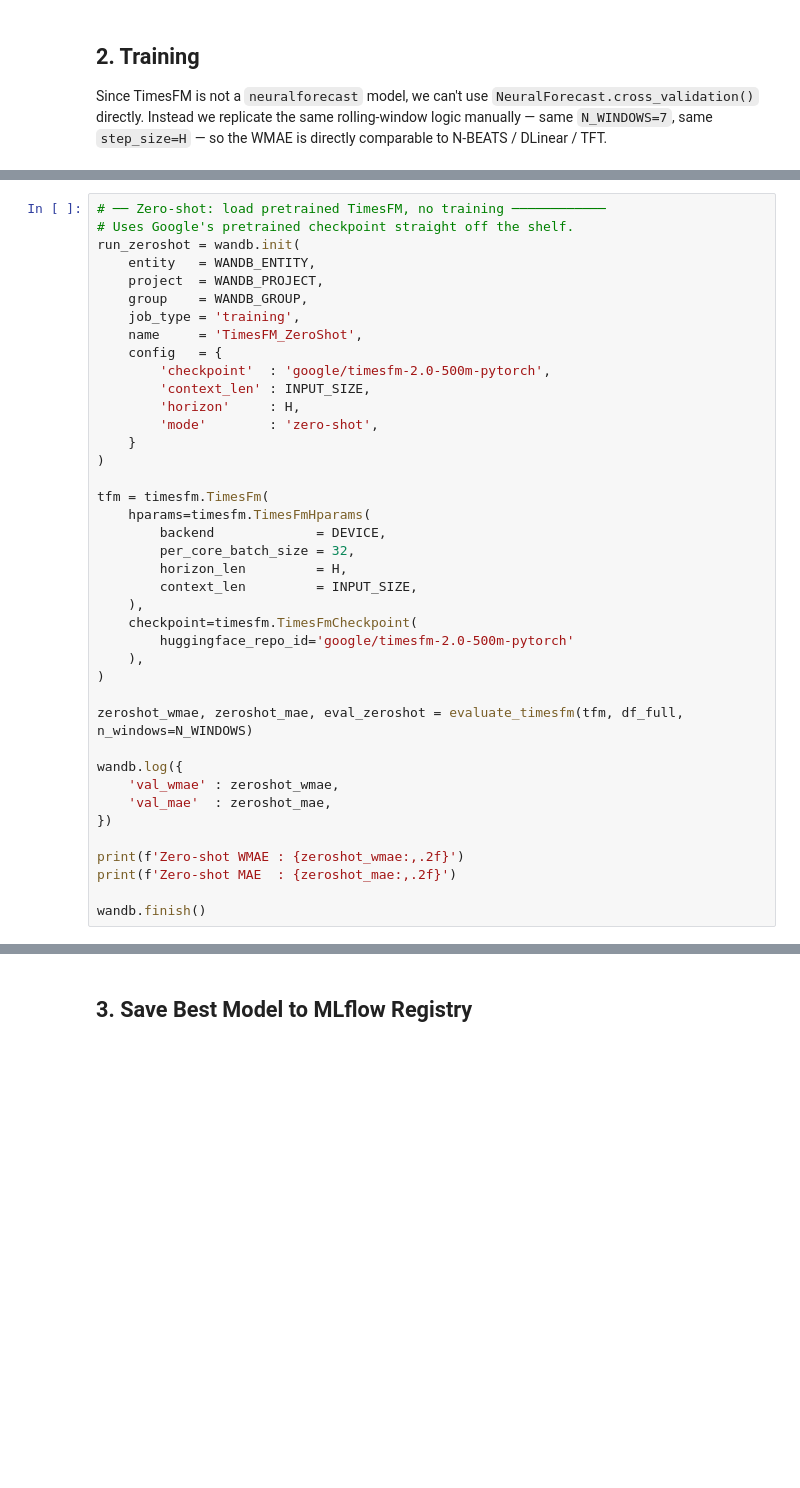
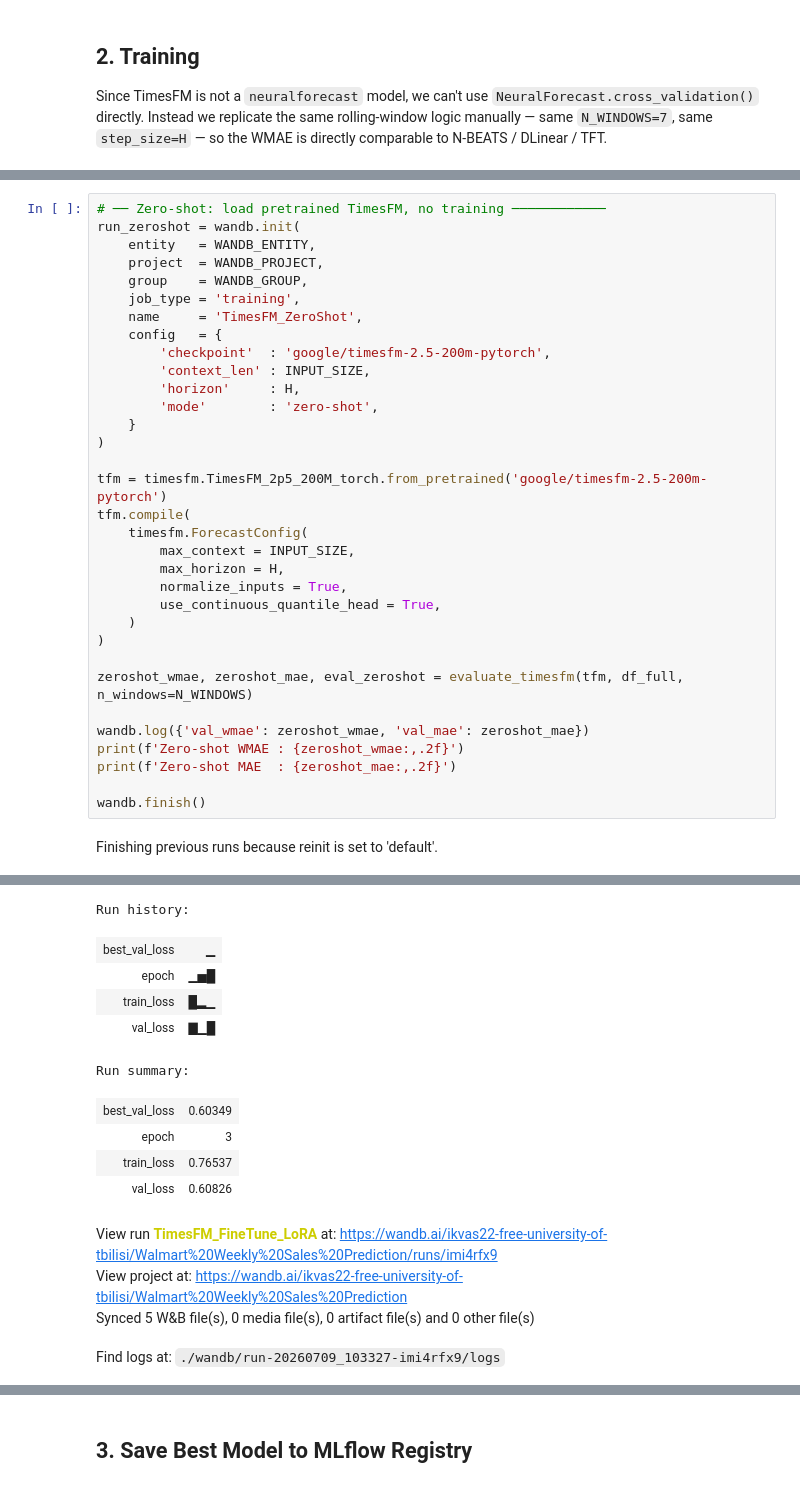
Before and after one commit to Ika-Kvashali/Walmart-Recruiting---Store-Sales-Forecasting, a Jupyter notebook: model_experiment_TimesFM.ipynb, the cells around one changed output, grey strips where cells are left out. Saved outputs shown, nothing was run; the diff lists cells and outputs as text; blank space fills up the shorter version.

Commit message:
Finished training of TimesFM

```diff
--- a/model_experiment_TimesFM.ipynb
+++ b/model_experiment_TimesFM.ipynb
@@ -199,7 +316,6 @@ def evaluate_timesfm(tfm_model, df_source: pd.DataFrame, n_windows: int = N_WIND
     return score_wmae, score_mae, eval_df
 # %%
 # ── Zero-shot: load pretrained TimesFM, no training ────────────
-# Uses Google's pretrained checkpoint straight off the shelf.
 run_zeroshot = wandb.init(
     entity   = WANDB_ENTITY,
     project  = WANDB_PROJECT,
@@ -207,33 +323,29 @@ run_zeroshot = wandb.init(
     job_type = 'training',
     name     = 'TimesFM_ZeroShot',
     config   = {
-        'checkpoint'  : 'google/timesfm-2.0-500m-pytorch',
+        'checkpoint'  : 'google/timesfm-2.5-200m-pytorch',
         'context_len' : INPUT_SIZE,
         'horizon'     : H,
         'mode'        : 'zero-shot',
     }
 )
 
-tfm = timesfm.TimesFm(
-    hparams=timesfm.TimesFmHparams(
-        backend             = DEVICE,
-        per_core_batch_size = 32,
-        horizon_len         = H,
-        context_len         = INPUT_SIZE,
-    ),
-    checkpoint=timesfm.TimesFmCheckpoint(
-        huggingface_repo_id='google/timesfm-2.0-500m-pytorch'
-    ),
+tfm = timesfm.TimesFM_2p5_200M_torch.from_pretrained('google/timesfm-2.5-200m-pytorch')
+tfm.compile(
+    timesfm.ForecastConfig(
+        max_context = INPUT_SIZE,
+        max_horizon = H,
+        normalize_inputs = True,
+        use_continuous_quantile_head = True,
+    )
 )
 
 zeroshot_wmae, zeroshot_mae, eval_zeroshot = evaluate_timesfm(tfm, df_full, n_windows=N_WINDOWS)
 
-wandb.log({
-    'val_wmae' : zeroshot_wmae,
-    'val_mae'  : zeroshot_mae,
-})
-
+wandb.log({'val_wmae': zeroshot_wmae, 'val_mae': zeroshot_mae})
 print(f'Zero-shot WMAE : {zeroshot_wmae:,.2f}')
 print(f'Zero-shot MAE  : {zeroshot_mae:,.2f}')
 
 wandb.finish()
+# %% [output]
+Finishing previous runs because reinit is set to 'default'.
@@ -239,0 +353,14 @@ wandb.finish()
+Run history:
+| best_val_loss | ▁ |
+| epoch | ▁▅█ |
+| train_loss | █▂▁ |
+| val_loss | ▇▁█ |
+Run summary:
+| best_val_loss | 0.60349 |
+| epoch | 3 |
+| train_loss | 0.76537 |
+| val_loss | 0.60826 |
+View run TimesFM_FineTune_LoRA at: https://wandb.ai/ikvas22-free-university-of-tbilisi/Walmart%20Weekly%20Sales%20Prediction/runs/imi4rfx9
+View project at: https://wandb.ai/ikvas22-free-university-of-tbilisi/Walmart%20Weekly%20Sales%20Prediction
+Synced 5 W&B file(s), 0 media file(s), 0 artifact file(s) and 0 other file(s)
+Find logs at: ./wandb/run-20260709_103327-imi4rfx9/logs
```
Also changed, not shown: parts of 19 cells of this notebook.
